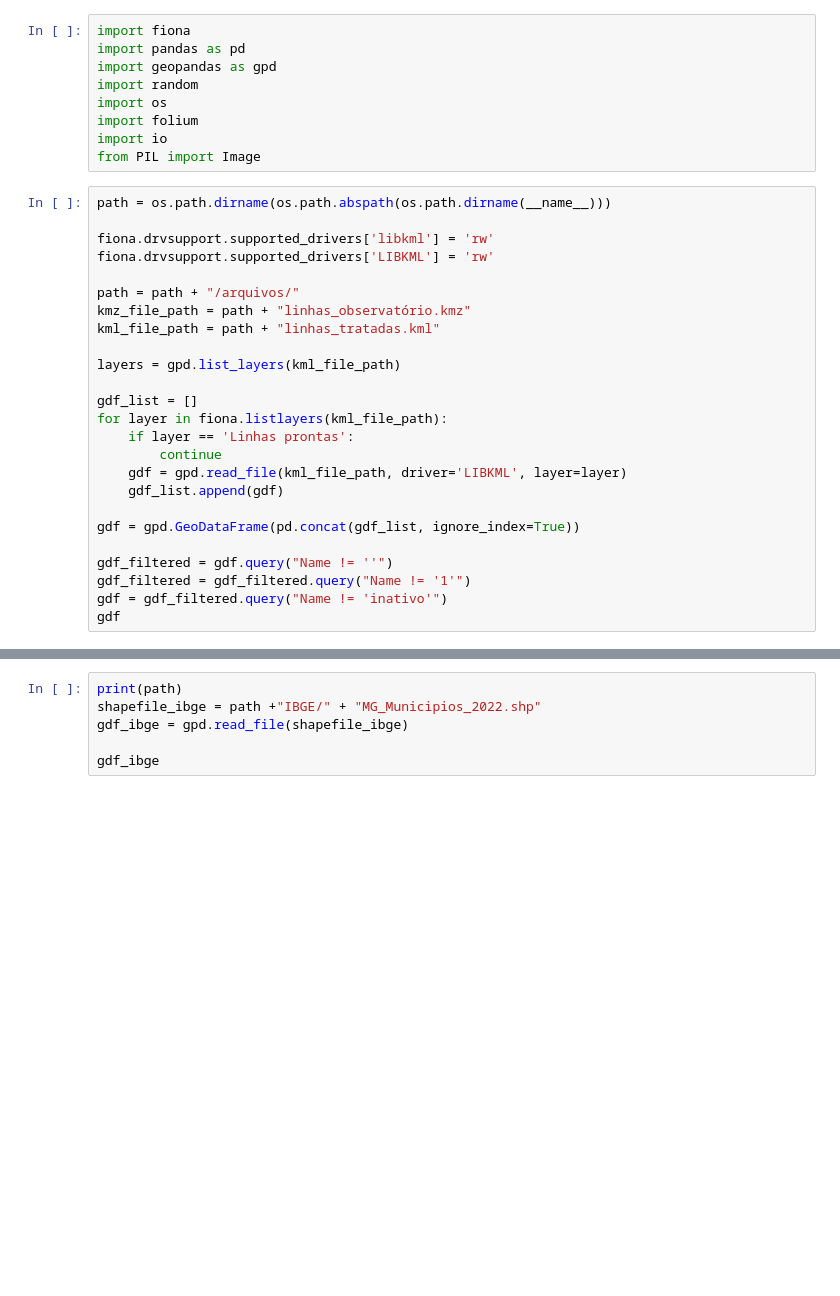
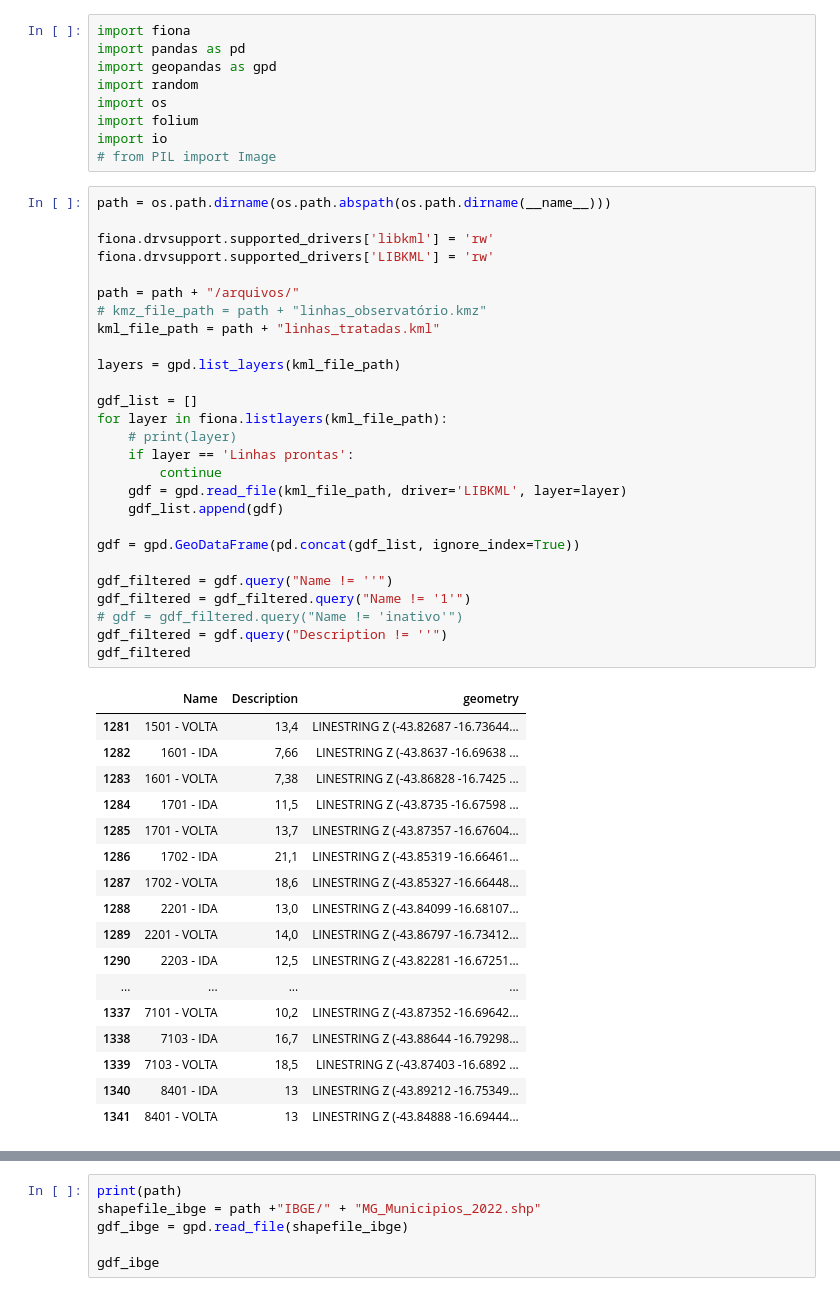
Before and after one commit to YagoMaia/quali_bus, a Jupyter notebook: app/Linhas.ipynb, the cells around one changed output, grey strips where cells are left out. Saved outputs shown, nothing was run; the diff lists cells and outputs as text; blank space fills up the shorter version.

```diff
--- a/app/Linhas.ipynb
+++ b/app/Linhas.ipynb
@@ -6,29 +6,49 @@ import random
 import os
 import folium
 import io
-from PIL import Image
+# from PIL import Image
 # %%
 path = os.path.dirname(os.path.abspath(os.path.dirname(__name__)))
 
 fiona.drvsupport.supported_drivers['libkml'] = 'rw'
 fiona.drvsupport.supported_drivers['LIBKML'] = 'rw'
 
 path = path + "/arquivos/"
-kmz_file_path = path + "linhas_observatório.kmz"
+# kmz_file_path = path + "linhas_observatório.kmz"
 kml_file_path = path + "linhas_tratadas.kml"
 
 layers = gpd.list_layers(kml_file_path)
 
 gdf_list = []
 for layer in fiona.listlayers(kml_file_path):
+    # print(layer)
     if layer == 'Linhas prontas':
         continue
     gdf = gpd.read_file(kml_file_path, driver='LIBKML', layer=layer)
     gdf_list.append(gdf)
 
 gdf = gpd.GeoDataFrame(pd.concat(gdf_list, ignore_index=True))
 
 gdf_filtered = gdf.query("Name != ''")
 gdf_filtered = gdf_filtered.query("Name != '1'")
-gdf = gdf_filtered.query("Name != 'inativo'")
-gdf
+# gdf = gdf_filtered.query("Name != 'inativo'")
+gdf_filtered = gdf.query("Description != ''")
+gdf_filtered
+# %% [output]
+|  | Name | Description | geometry |
+| 1281 | 1501 - VOLTA | 13,4 | LINESTRING Z (-43.82687 -16.73644... |
+| 1282 | 1601 - IDA | 7,66 | LINESTRING Z (-43.8637 -16.69638 ... |
+| 1283 | 1601 - VOLTA | 7,38 | LINESTRING Z (-43.86828 -16.7425 ... |
+| 1284 | 1701 - IDA | 11,5 | LINESTRING Z (-43.8735 -16.67598 ... |
+| 1285 | 1701 - VOLTA | 13,7 | LINESTRING Z (-43.87357 -16.67604... |
+| 1286 | 1702 - IDA | 21,1 | LINESTRING Z (-43.85319 -16.66461... |
+| 1287 | 1702 - VOLTA | 18,6 | LINESTRING Z (-43.85327 -16.66448... |
+| 1288 | 2201 - IDA | 13,0 | LINESTRING Z (-43.84099 -16.68107... |
+| 1289 | 2201 - VOLTA | 14,0 | LINESTRING Z (-43.86797 -16.73412... |
+| 1290 | 2203 - IDA | 12,5 | LINESTRING Z (-43.82281 -16.67251... |
+| ... | ... | ... | ... |
+| 1337 | 7101 - VOLTA | 10,2 | LINESTRING Z (-43.87352 -16.69642... |
+| 1338 | 7103 - IDA | 16,7 | LINESTRING Z (-43.88644 -16.79298... |
+| 1339 | 7103 - VOLTA | 18,5 | LINESTRING Z (-43.87403 -16.6892 ... |
+| 1340 | 8401 - IDA | 13 | LINESTRING Z (-43.89212 -16.75349... |
+| 1341 | 8401 - VOLTA | 13 | LINESTRING Z (-43.84888 -16.69444... |
```
Also changed, not shown: parts of 4 cells of this notebook, 58 other files.
